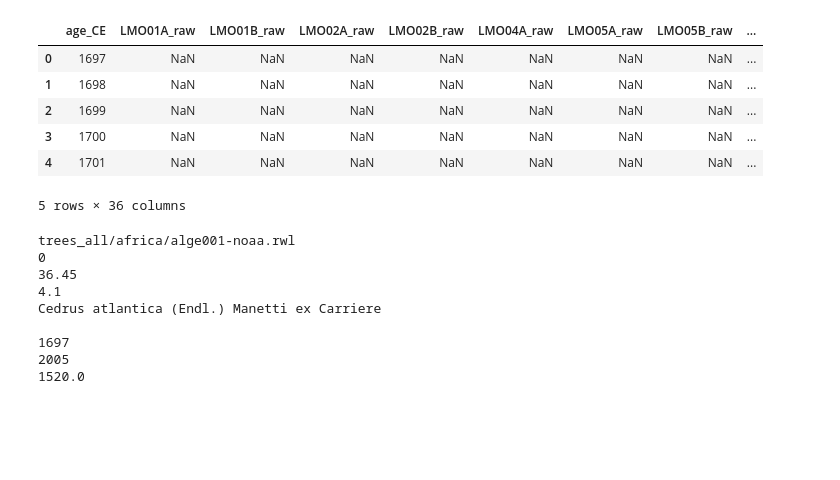
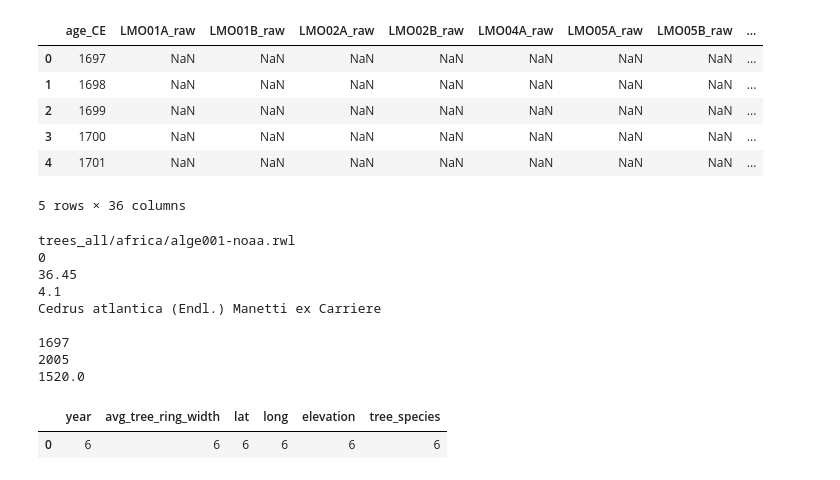
Before and after one commit to p-ai-org/p-climate, a Jupyter notebook: tree_cleaning.ipynb, the cells around one changed output. Drawn from its saved outputs; the diff is of its cells as text; code cells hidden in the pictures; blank space fills up the shorter version.

Commit message:
Starting tree data scraper

```diff
--- a/tree_cleaning.ipynb
+++ b/tree_cleaning.ipynb
@@ -208,3 +208,14 @@ Cedrus atlantica (Endl.) Manetti ex Carriere
 1697
 2005
 1520.0
+# %%
+cols = ['year','avg_tree_ring_width','lat','long','elevation','tree_species']
+feats = [1,2,3,4,5,6]
+df_final = pd.DataFrame(columns=cols)
+#df_final.append(,ignore_index=True)
+# %%
+df_final = df_final.append({x:y for x in cols for y in feats},ignore_index=True)
+df_final.head()
+# %% [output]
+|  | year | avg_tree_ring_width | lat | long | elevation | tree_species |
+| 0 | 6 | 6 | 6 | 6 | 6 | 6 |
```
Also changed, not shown: parts of 1 cell of this notebook, 1 other file.
